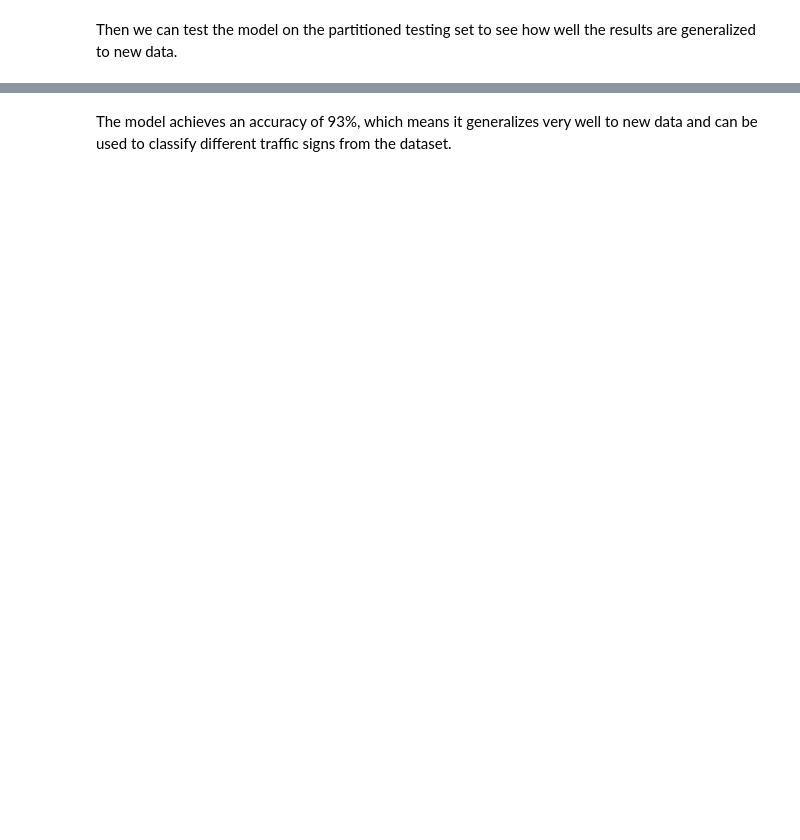
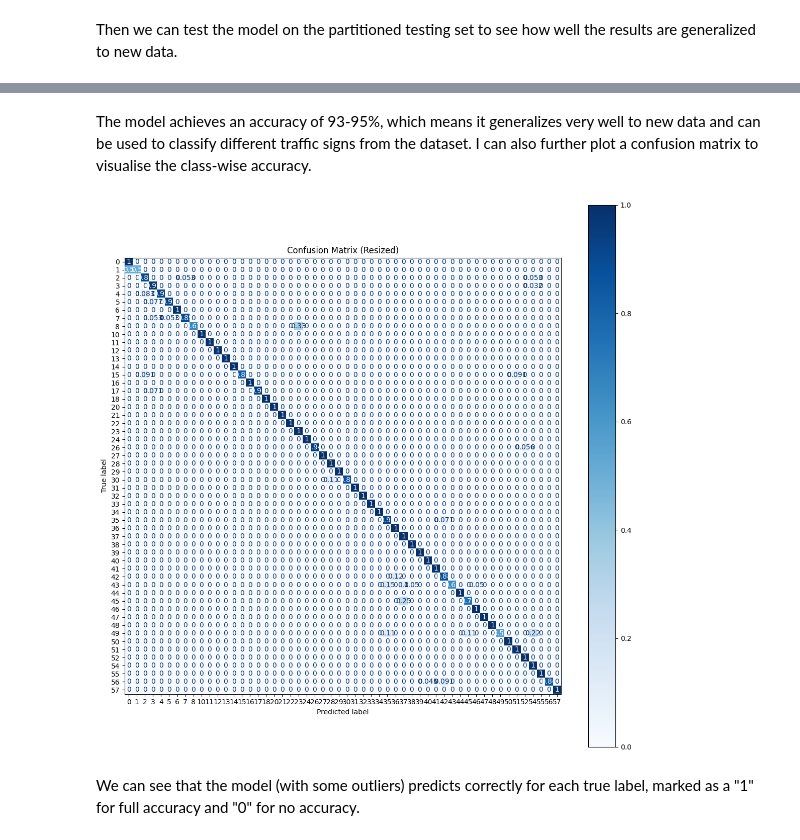
Before and after one commit to yarik-kra/Intro-AI-Coursework, a Jupyter notebook: svm-classifer-model.ipynb, the cells around one changed output, grey strips where cells are left out. Cells and saved outputs as stored; diff of their text form; code cells hidden in the pictures; blank space fills up the shorter version.

```diff
--- a/svm-classifer-model.ipynb
+++ b/svm-classifer-model.ipynb
@@ -186,7 +201,7 @@ from sklearn.model_selection import train_test_split
 from sklearn.svm import SVC
 
 X_train, X_temp, y_train, y_temp = train_test_split(X_pca, y, test_size=0.3, random_state=42)
-X_val, X_test, y_val, y_test = train_test_split(X_temp, y_temp, test_size=0.5, random_state=42)
+X_val, X_test, y_val, y_test = train_test_split(X_temp, y_temp, test_size=0.4, random_state=42)
 
 print(f"Shape of X_train: {X_train.shape}")
 print(f"Shape of X_val: {X_val.shape}")
@@ -221,2 +236,18 @@ Test Accuracy: 0.93
 # %% [markdown]
-The model achieves an accuracy of 93%, which means it generalizes very well to new data and can be used to classify different traffic signs from the dataset.
+The model achieves an accuracy of 93-95%, which means it generalizes very well to new data and can be used to classify different traffic signs from the dataset.
+I can also further plot a confusion matrix to visualise the class-wise accuracy.
+# %%
+from sklearn.metrics import confusion_matrix, ConfusionMatrixDisplay
+
+display_labels = np.unique(np.concatenate([y_test, y_pred]))
+
+fig, ax = plt.subplots(figsize=(14, 14))
+cm = confusion_matrix(y_test, y_pred, normalize='true')
+disp = ConfusionMatrixDisplay(confusion_matrix=cm, display_labels=display_labels)
+disp.plot(cmap=plt.cm.Blues, ax=ax)
+plt.title('Confusion Matrix (Resized)')
+plt.show()
+# %% [output]
+[figure, added]
+# %% [markdown]
+We can see that the model (with some outliers) predicts correctly for each true label, marked as a "1" for full accuracy and "0" for no accuracy.
```
Also changed, not shown: parts of 5 cells of this notebook.
